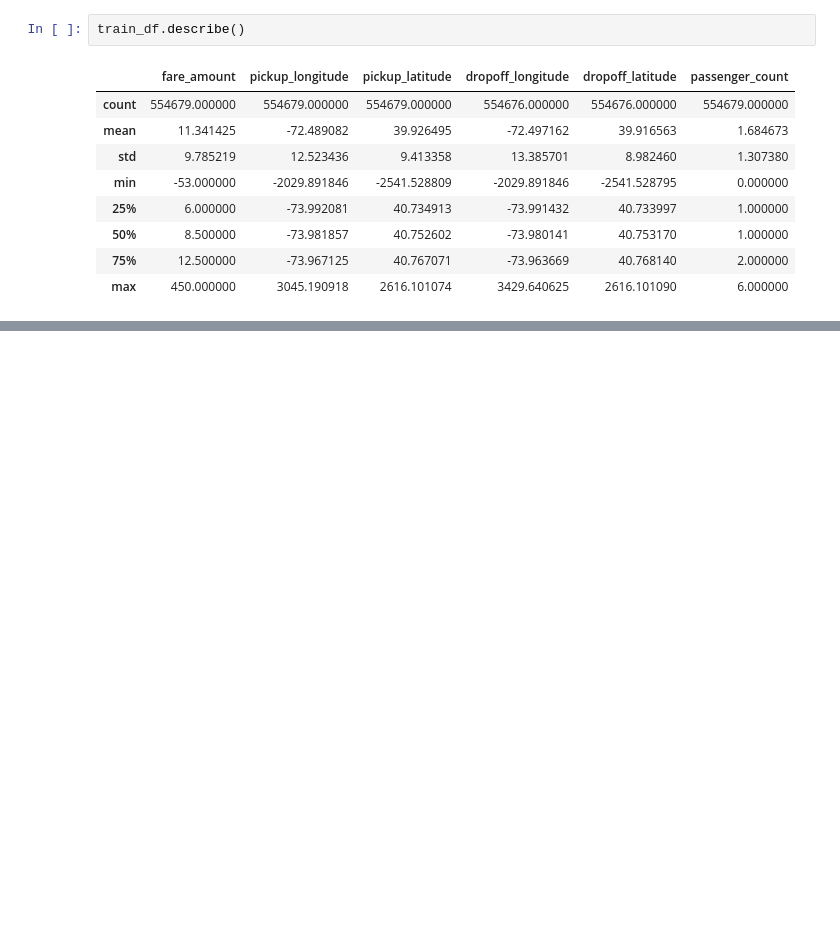
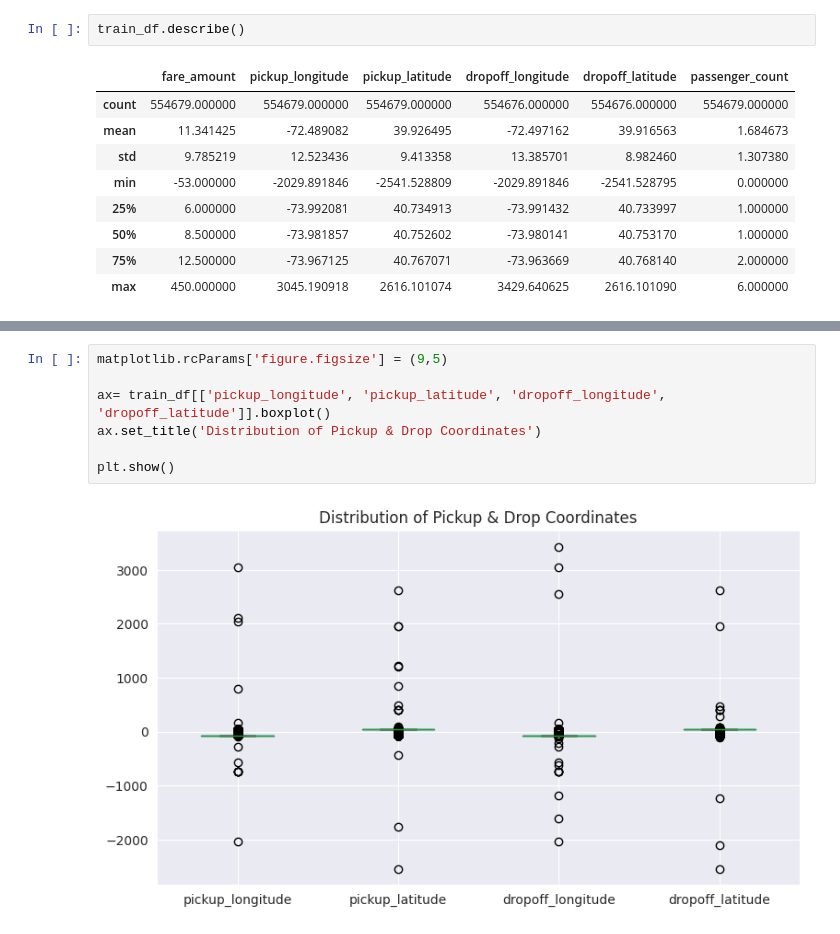
Before and after one commit to snehabajaj108/ML-Project-Taxi-Fare-Prediction, a Jupyter notebook: ny-taxi-fare-prediction-by-sneha-bajaj.ipynb, the cells around one changed output, grey strips where cells are left out. Cells and saved outputs as stored; diff of their text form; blank space fills up the shorter version.

```diff
--- a/ny-taxi-fare-prediction-by-sneha-bajaj.ipynb
+++ b/ny-taxi-fare-prediction-by-sneha-bajaj.ipynb
@@ -120,0 +150,9 @@ train_df.describe()
+# %%
+matplotlib.rcParams['figure.figsize'] = (9,5)
+
+ax= train_df[['pickup_longitude', 'pickup_latitude', 'dropoff_longitude', 'dropoff_latitude']].boxplot()
+ax.set_title('Distribution of Pickup & Drop Coordinates')
+
+plt.show()
+# %% [output]
+[figure, added]
```
Also changed, not shown: parts of 20 cells of this notebook.
